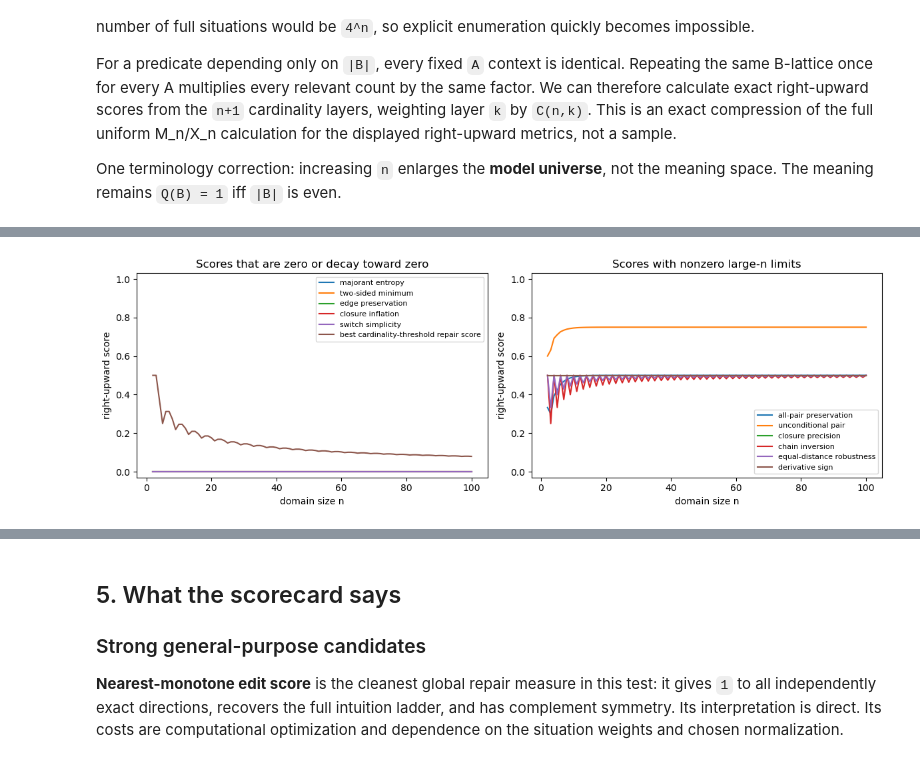
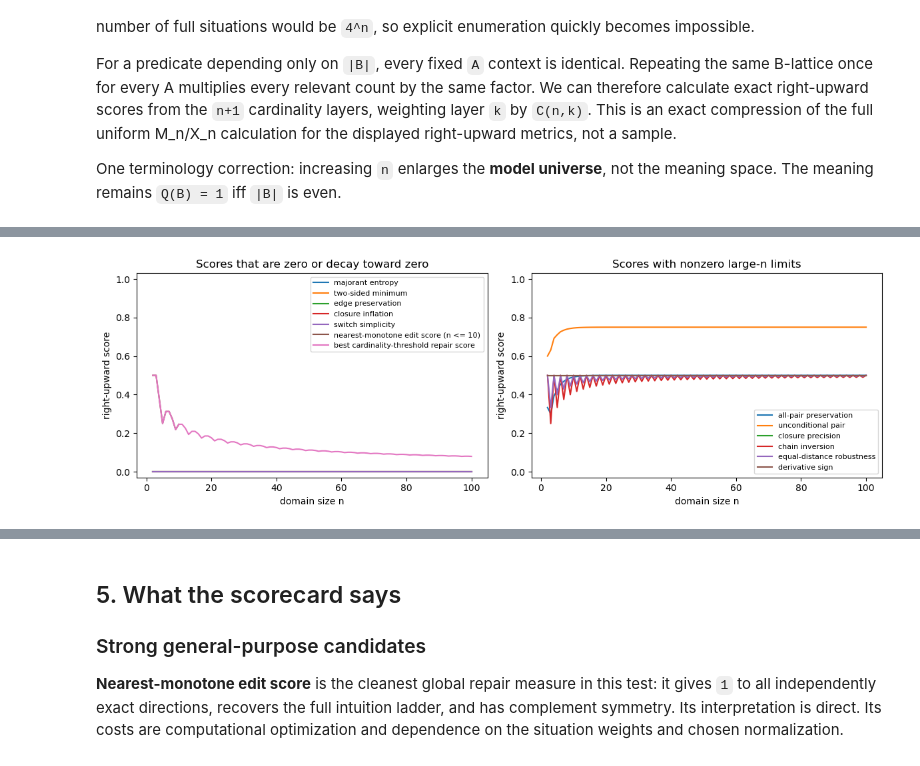
Before and after one commit to CLMBRs/ultk, a Jupyter notebook: src/examples/learn_quant/notebooks/alternative_monotonicity_metrics_benchmark.ipynb, the cells around one changed output, grey strips where cells are left out. Drawn from its saved outputs; the diff is of its cells as text; code cells hidden in the pictures.

```diff
--- a/src/examples/learn_quant/notebooks/alternative_monotonicity_metrics_benchmark.ipynb
+++ b/src/examples/learn_quant/notebooks/alternative_monotonicity_metrics_benchmark.ipynb
@@ -437,37 +460,38 @@ parity_scaling.loc[display_sizes, parity_columns].T.round(3)
 # %%
 fig, axes = plt.subplots(1, 2, figsize=(12, 4), sharex=True)
 
 zero_or_decaying = {
-    "majorant_entropy": "majorant entropy",
-    "two_sided_min": "two-sided minimum",
-    "edge_preservation": "edge preservation",
-    "closure_inflation": "closure inflation",
-    "chain_switch": "switch simplicity",
-    "best_cardinality_threshold_repair": "best cardinality-threshold repair score",
+    "manuscript majorant entropy": "majorant entropy",
+    "two-sided entropy minimum": "two-sided minimum",
+    "edge preservation": "edge preservation",
+    "closure inflation": "closure inflation",
+    "chain switch simplicity": "switch simplicity",
+    "nearest-monotone edit score": "nearest-monotone edit score (n <= 10)",
+    "best cardinality-threshold repair score": "best cardinality-threshold repair score",
 }
 nonzero_limits = {
-    "pairwise_preservation": "all-pair preservation",
-    "unconditional_pair": "unconditional pair",
-    "closure_precision": "closure precision",
-    "chain_inversion": "chain inversion",
-    "equal_distance_robustness": "equal-distance robustness",
-    "derivative_sign": "derivative sign",
+    "all-pair preservation": "all-pair preservation",
+    "unconditional pair score": "unconditional pair",
+    "closure precision": "closure precision",
+    "chain inversion": "chain inversion",
+    "equal-distance robustness": "equal-distance robustness",
+    "derivative sign": "derivative sign",
 }
 
 for column, label in zero_or_decaying.items():
     axes[0].plot(parity_scaling.index, parity_scaling[column], label=label)
 for column, label in nonzero_limits.items():
     axes[1].plot(parity_scaling.index, parity_scaling[column], label=label)
 
 axes[0].set_title("Scores that are zero or decay toward zero")
 axes[1].set_title("Scores with nonzero large-n limits")
 for ax in axes:
     ax.set(xlabel="domain size n", ylabel="right-upward score", ylim=(-0.03, 1.03))
     ax.legend(fontsize=8)
 plt.tight_layout()
 plt.show()
 # %% [output]
-[figure, old version]
+[figure, new version]
 # %% [markdown]
 ### How to read the result
 
```
Also changed, not shown: parts of 6 cells of this notebook, 5 other files.
